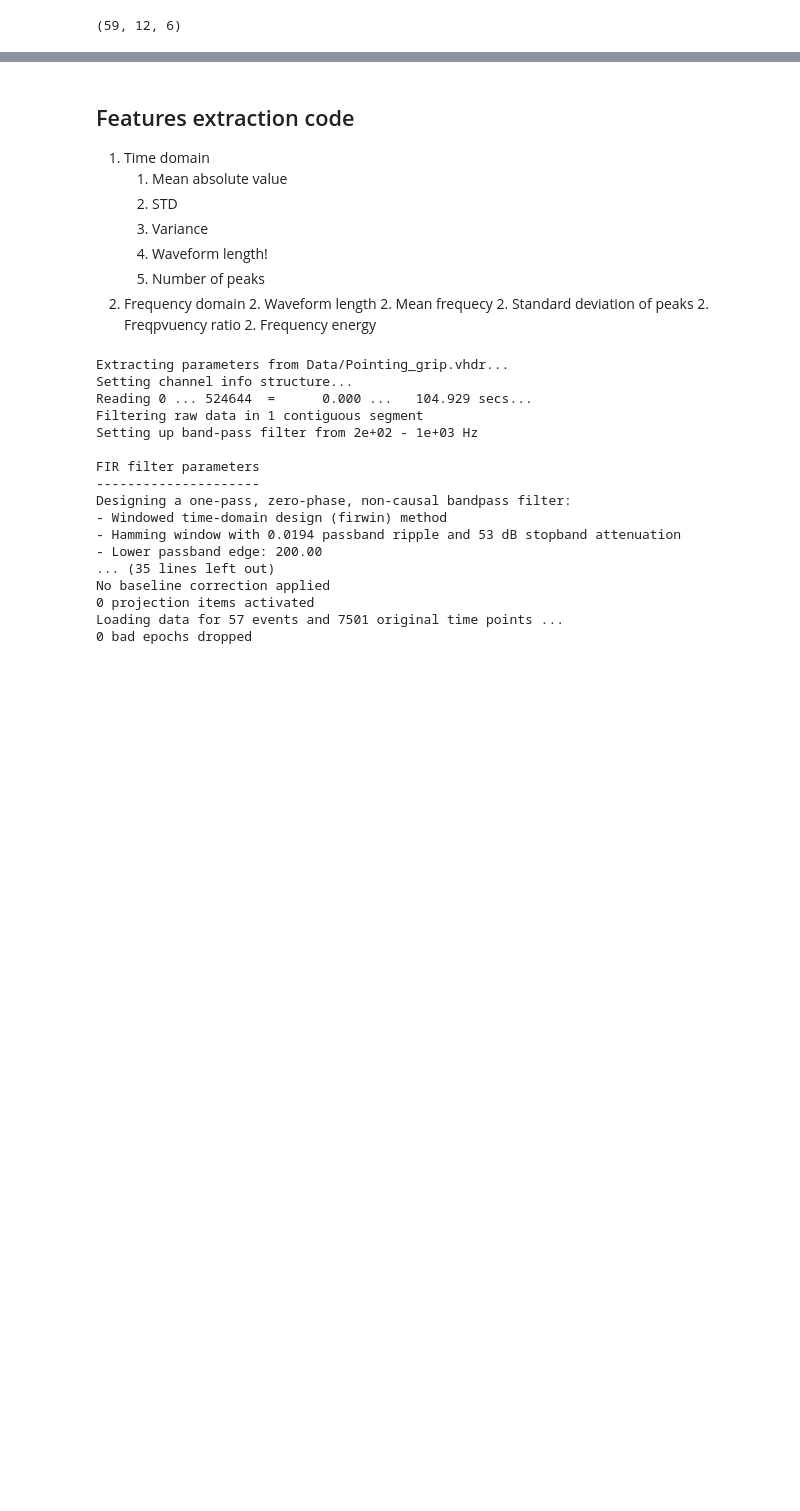
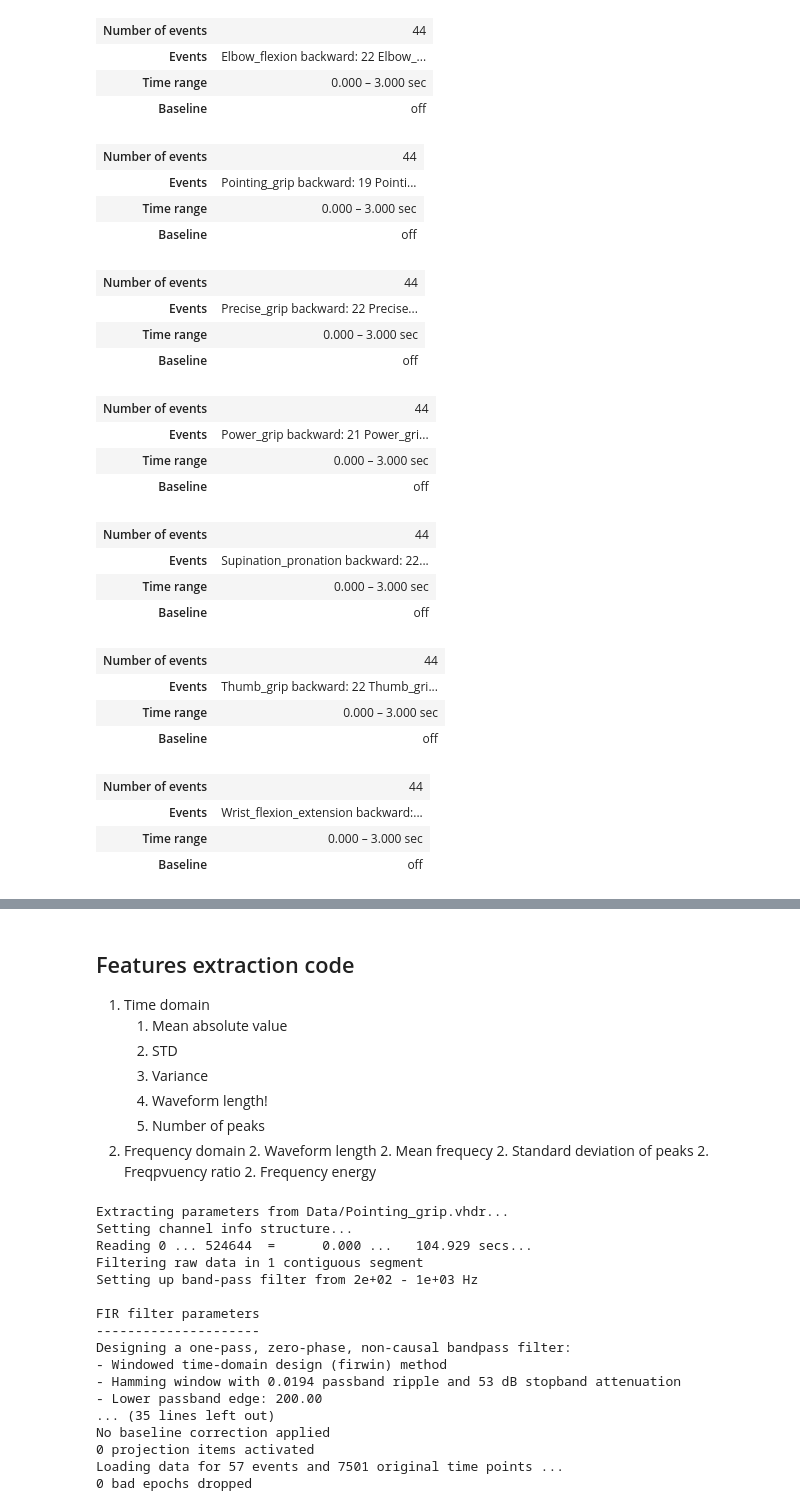
Before and after one commit to CNBR-Skoltech/osseointegration-pattern-recognition, a Jupyter notebook: Arm_hand_gestures.ipynb, the cells around one changed output, grey strips where cells are left out. Drawn from its saved outputs; the diff is of its cells as text; code cells hidden in the pictures; blank space fills up the shorter version.

```diff
--- a/Arm_hand_gestures.ipynb
+++ b/Arm_hand_gestures.ipynb
@@ -21,12 +22,16 @@ SAMPLING_FREQUENCY = 5000 #Hz
 CHANNEL_NUMBER = 12
 BANDPASS_LIMITS = (200, 1000)
 # %%
+#Функция чтения для данных, в нее нужно передавать хедер файл записанных данных (.vhdr) Event_id раньше были стандартные 10001 и 10002,
+#теперь в данных будет 8 меток, те которые посыдадись на NVX, нужно руками будет каждую вторую или треть метка в массиве events переименовать,
+#чтобы шла классификация обратного движения
 def read_data(filename, show=True, event_id=[1, 2]):
     raw=mne.io.read_raw_brainvision(filename, preload=True)
     raw_hil = raw.copy().filter(BANDPASS_LIMITS[0], BANDPASS_LIMITS[1]).apply_hilbert(envelope=True).filter(0, 20)
     events=mne.events_from_annotations(raw_hil)[0]
     epochs = mne.Epochs(raw_hil,
                         events=events,
+                        event_id=[10001, 10002],
                         tmin=0, tmax=3,
                         preload=True,
                         baseline=None).apply_hilbert(envelope=True)
@@ -142,14 +137,61 @@ Power_grip.event_id
 # %%
-Pointing_grip.event_id = {'Pointing_grip forward': 1, 'Pointing_grip backward': 2}
-middle_epochs.events = np.where(middle_epochs.events == 1, 3, middle_epochs.events)
-middle_epochs.events = np.where(middle_epochs.events == 2, 4, middle_epochs.events)
-middle_epochs.event_id = {'Middle forward': 3, 'Middle backward': 4}
-ring_epochs.events = np.where(ring_epochs.events == 1, 5, ring_epochs.events)
-ring_epochs.events = np.where(ring_epochs.events == 2, 6, ring_epochs.events)
-ring_epochs.event_id = {'Ring forward': 5, 'Ring backward': 6}
-thumb_epochs.events = np.where(thumb_epochs.events == 1, 7, thumb_epochs.events)
-thumb_epochs.events = np.where(thumb_epochs.events == 2, 8, thumb_epochs.events)
-thumb_epochs.event_id = {'Thumb forward': 7, 'Thumb backward': 8}
+# Как раньше я записал все в одной записи отдельная для каждого пальца было две метки прямое движение и обратное, в этом блоке переименовываются события для дальнейшего объединения в одну запись
+def rename_events(epochs_obj, event_name='', event_ids=[1, 2]):
+    epochs_obj.events = np.where(epochs_obj.events == 10001, event_ids[0], epochs_obj.events)
+    epochs_obj.events = np.where(epochs_obj.events == 10002, event_ids[1], epochs_obj.events)
+    epochs_obj.event_id = {f'{event_name} forward': event_ids[0], f'{event_name} backward': event_ids[1]}
+                           # 'Start of the record': 99999}
+
+movements=[Elbow_flexion, Pointing_grip, Precise_grip,
+           Power_grip, Supination_pronation, Thumb_grip, Wrist_flexion_extension]
+grips=['Elbow_flexion', 'Pointing_grip', 'Precise_grip',
+        'Power_grip', 'Supination_pronation', 'Thumb_grip', 'Wrist_flexion_extension']
+for i in range(len(grips)):
+    rename_events(movements[i], event_name=grips[i], event_ids=[i, i+1])
+
+#     Pointing_grip.event_id = {'Pointing_grip forward': 3, 'Pointing_grip backward': 4}
+# Pointing_grip.events = np.where(Pointing_grip.events == 10001, 3, Pointing_grip.events)
+# Pointing_grip.events = np.where(Pointing_grip.events == 10002, 4, Pointing_grip.events)
+# Precise_grip.event_id = {'Precise_grip forward': 1, 'Precise_grip backward': 2}
+# Precise_grip.events = np.where(Precise_grip.events == 10001, 1, Precise_grip.events)
+# Precise_grip.events = np.where(Precise_grip.events == 10002, 2, Precise_grip.events)
+# Power_grip.event_id = {'Precise_grip forward': 1, 'Precise_grip backward': 2}
+# Power_grip.events = np.where(Power_grip.events == 10001, 1, Power_grip.events)
+# Power_grip.events = np.where(Power_grip.events == 10002, 2, Power_grip.events)
+# # Power_grip.event_id = {'Ring forward': 5, 'Ring backward': 6}
+# # thumb_epochs.events = np.where(thumb_epochs.events == 1, 7, thumb_epochs.events)
+# # thumb_epochs.events = np.where(thumb_epochs.events == 2, 8, thumb_epochs.events)
+# thumb_epochs.event_id = {'Thumb forward': 7, 'Thumb backward': 8}
-# %% [output]
-(59, 12, 6)
+# %%
+for movement in movements:
+    display(movement)
+# %% [output]
+| Number of events | 44 |
+| Events | Elbow_flexion backward: 22 Elbow_... |
+| Time range | 0.000 – 3.000 sec |
+| Baseline | off |
+| Number of events | 44 |
+| Events | Pointing_grip backward: 19 Pointi... |
+| Time range | 0.000 – 3.000 sec |
+| Baseline | off |
+| Number of events | 44 |
+| Events | Precise_grip backward: 22 Precise... |
+| Time range | 0.000 – 3.000 sec |
+| Baseline | off |
+| Number of events | 44 |
+| Events | Power_grip backward: 21 Power_gri... |
+| Time range | 0.000 – 3.000 sec |
+| Baseline | off |
+| Number of events | 44 |
+| Events | Supination_pronation backward: 22... |
+| Time range | 0.000 – 3.000 sec |
+| Baseline | off |
+| Number of events | 44 |
+| Events | Thumb_grip backward: 22 Thumb_gri... |
+| Time range | 0.000 – 3.000 sec |
+| Baseline | off |
+| Number of events | 44 |
+| Events | Wrist_flexion_extension backward:... |
+| Time range | 0.000 – 3.000 sec |
+| Baseline | off |
 # %%
```
Also changed, not shown: parts of 25 cells of this notebook.
